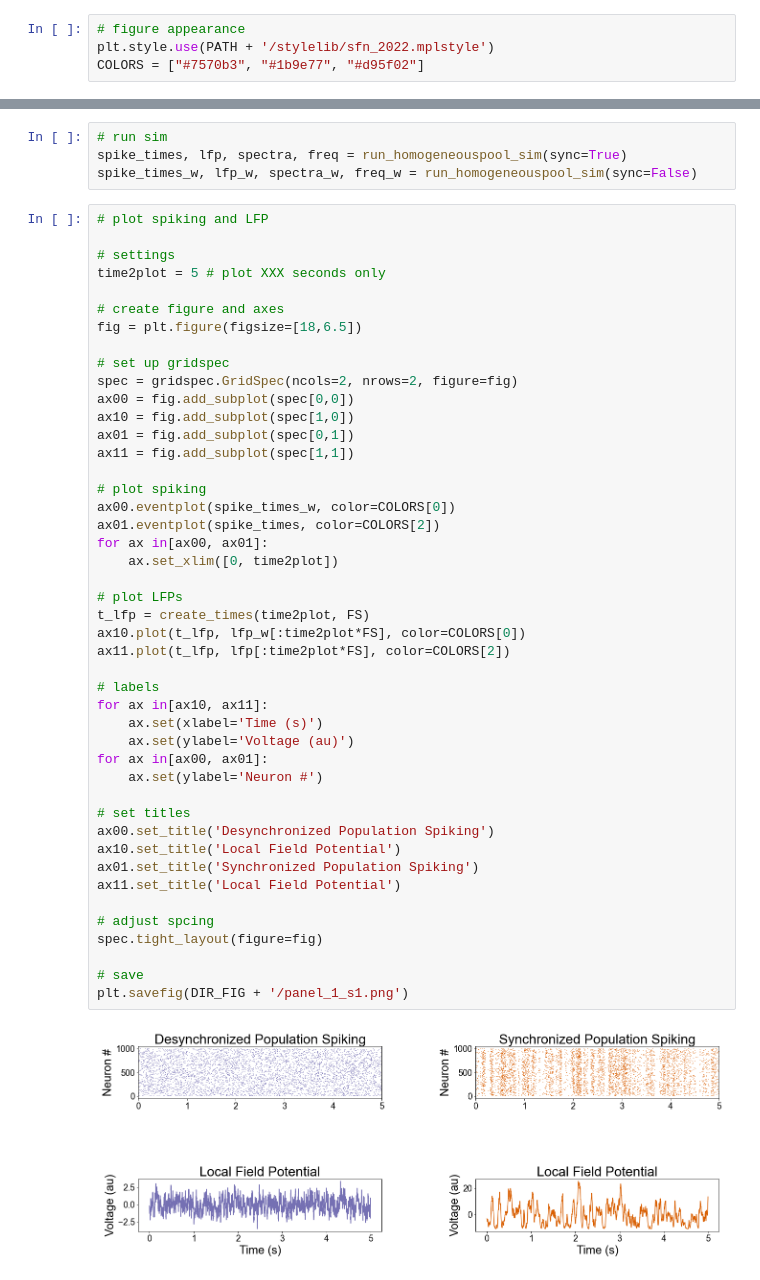
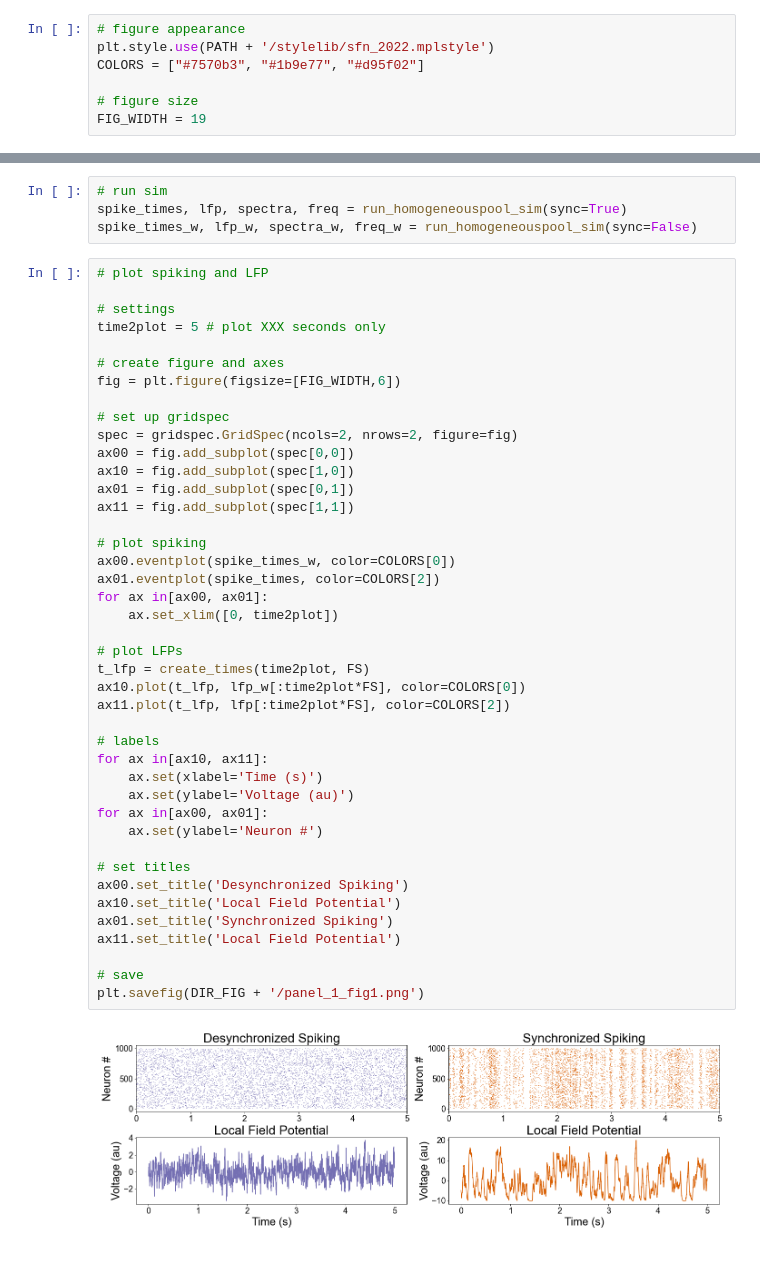
Before and after one commit to mwprestonjr/sfn_2022, a Jupyter notebook: notebooks/panel_1.ipynb, the cells around one changed output, grey strips where cells are left out. Drawn from its saved outputs; the diff is of its cells as text.

```diff
--- a/notebooks/panel_1.ipynb
+++ b/notebooks/panel_1.ipynb
@@ -57,6 +57,9 @@ TAU_C = 25 / 1000
 # figure appearance
 plt.style.use(PATH + '/stylelib/sfn_2022.mplstyle')
 COLORS = ["#7570b3", "#1b9e77", "#d95f02"]
+
+# figure size
+FIG_WIDTH = 19
 # %% [markdown]
 #### Functions
 # %%
@@ -148,46 +151,43 @@ spike_times_w, lfp_w, spectra_w, freq_w = run_homogeneouspool_sim(sync=False)
 time2plot = 5 # plot XXX seconds only
 
 # create figure and axes
-fig = plt.figure(figsize=[18,6.5])
+fig = plt.figure(figsize=[FIG_WIDTH,6])
 
 # set up gridspec
 spec = gridspec.GridSpec(ncols=2, nrows=2, figure=fig)
 ax00 = fig.add_subplot(spec[0,0])
 ax10 = fig.add_subplot(spec[1,0])
 ax01 = fig.add_subplot(spec[0,1])
 ax11 = fig.add_subplot(spec[1,1])
 
 # plot spiking
 ax00.eventplot(spike_times_w, color=COLORS[0])
 ax01.eventplot(spike_times, color=COLORS[2])
 for ax in[ax00, ax01]:
     ax.set_xlim([0, time2plot])
 
 # plot LFPs
 t_lfp = create_times(time2plot, FS)
 ax10.plot(t_lfp, lfp_w[:time2plot*FS], color=COLORS[0])
 ax11.plot(t_lfp, lfp[:time2plot*FS], color=COLORS[2])
 
 # labels
 for ax in[ax10, ax11]:
     ax.set(xlabel='Time (s)')
     ax.set(ylabel='Voltage (au)')
 for ax in[ax00, ax01]:
     ax.set(ylabel='Neuron #')
 
 # set titles
-ax00.set_title('Desynchronized Population Spiking')
+ax00.set_title('Desynchronized Spiking')
 ax10.set_title('Local Field Potential')
-ax01.set_title('Synchronized Population Spiking')
+ax01.set_title('Synchronized Spiking')
 ax11.set_title('Local Field Potential')
 
-# adjust spcing
-spec.tight_layout(figure=fig)
-
 # save
-plt.savefig(DIR_FIG + '/panel_1_s1.png')
+plt.savefig(DIR_FIG + '/panel_1_fig1.png')
 # %% [output]
-[figure, old version]
+[figure, new version]
 # %%
 # compute correlation/covarience measures
 
```
Also changed, not shown: parts of 3 cells of this notebook.
